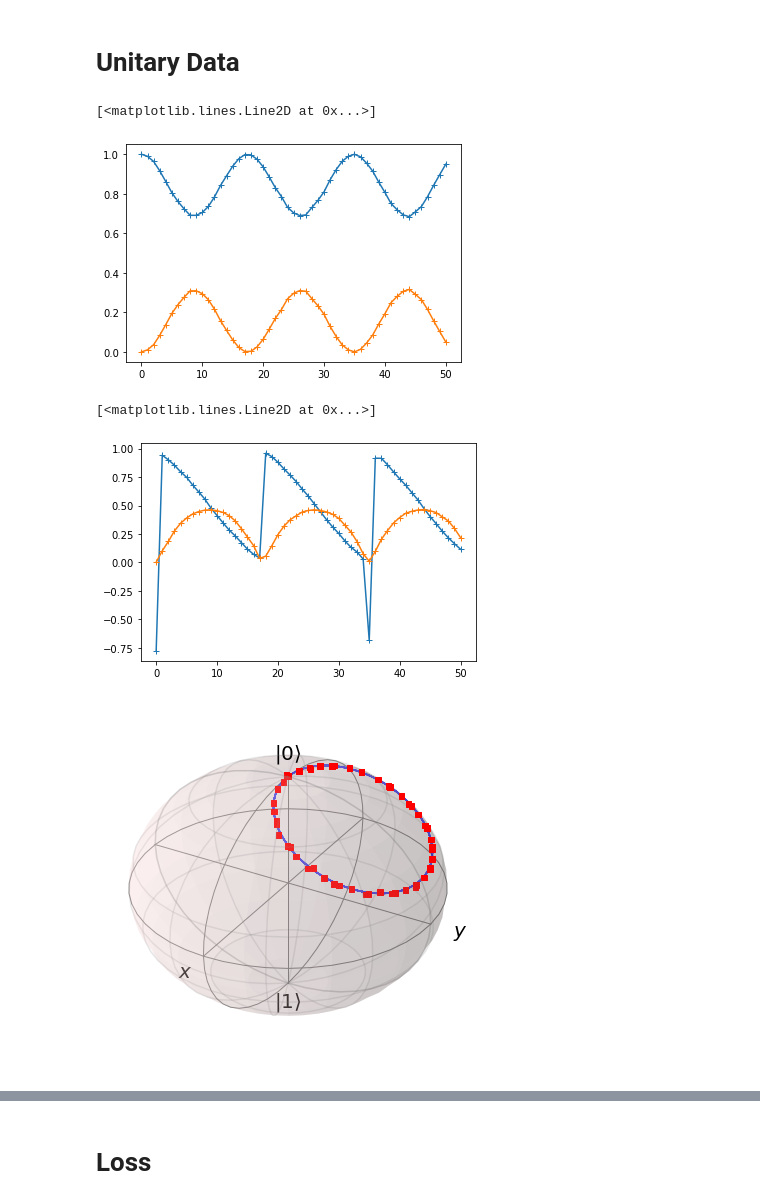
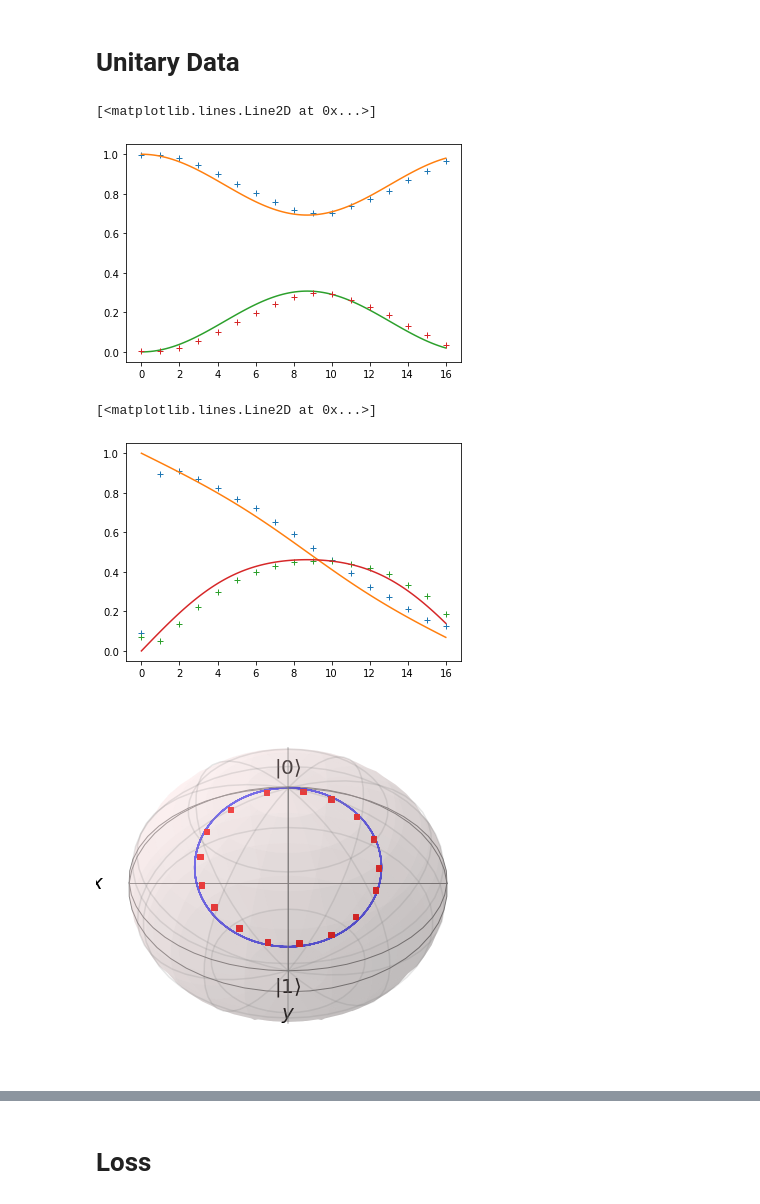
Before and after one commit to OliverDudgeon/QSync, a Jupyter notebook: experiment-plots.ipynb, the cells around one changed output, grey strips where cells are left out. Saved outputs shown, nothing was run; the diff lists cells and outputs as text; code cells hidden in the pictures.

Commit message:
New results for unitary

```diff
--- a/experiment-plots.ipynb
+++ b/experiment-plots.ipynb
@@ -8,32 +8,49 @@ from qutip import *
 # %% [markdown]
 # Unitary Data
 # %%
-states = np.load('uni-test.npy')
-# states = np.load('unitary-data-corrected.npy')
+states = np.load('unitary-v2-corrected.npy')
 
 # Populations
 ups = [state[0, 0].real for state in states]
 downs = [state[1, 1].real for state in states]
+# %%
+detuning = 5 * 3 * 0.1
+signal_strength = 5 * 2 * 0.1
+
+H = signal_hamiltonian(detuning, signal_strength)
+
+t = np.linspace(0, 16, 100)
+result = mesolve(H, ket2dm(basis(2, 0)), t*0.2)
+
+cont_ups = [state[0, 0].real for state in result.states]
+cont_downs = [state[1, 1].real for state in result.states]
 # %%
 fig, ax = plt.subplots()
 
-ax.plot(ups, '+-')
-ax.plot(downs, '+-')
+ax.plot(ups, '+')
+ax.plot(t, cont_ups, '-')
+ax.plot(t, cont_downs, '-')
+ax.plot(downs, '+')
 # %% [output]
 [<matplotlib.lines.Line2D at 0x...>]
-[figure, old version]
+[figure, new version]
 # %%
 # Coherences
 coh_arg = [np.angle(state[1, 0]) / np.pi for state in states]
 coh_mod = [np.abs(state[1, 0]) for state in states]
+
+cont_coh_arg = [np.angle(state[1, 0]) / np.pi for state in result.states]
+cont_coh_mod = [np.abs(state[1, 0]) for state in result.states]
 # %%
 fig, ax = plt.subplots()
 
-ax.plot(coh_arg, '+-')
-ax.plot(coh_mod, '+-')
+ax.plot(coh_arg, "+")
+ax.plot(t, -np.array(cont_coh_arg) + 1, "-")
+ax.plot(coh_mod, "+")
+ax.plot(t, cont_coh_mod, "-")
 # %% [output]
 [<matplotlib.lines.Line2D at 0x...>]
-[figure, old version]
+[figure, new version]
 # %%
 detuning = 0.3
 signal_strength = 0.2
@@ -45,7 +62,7 @@ b = Bloch()
 points = dm2bloch([Qobj(s) for s in states])
 b.add_points(dm2bloch(result.states), 'l')
 b.add_points(points, meth="s")
-# b.view = [0, 90]
+b.view = [0, 40]
 b.show()
 # %% [output]
-[figure, old version]
+[figure, new version]
```
Also changed, not shown: parts of 3 cells of this notebook, 3 other files.
